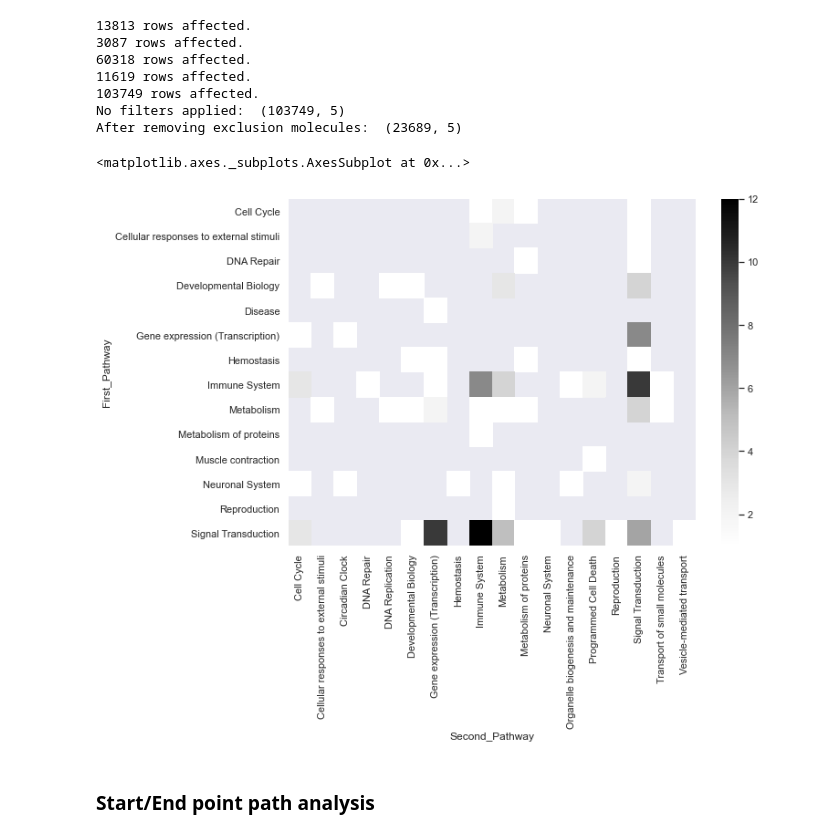
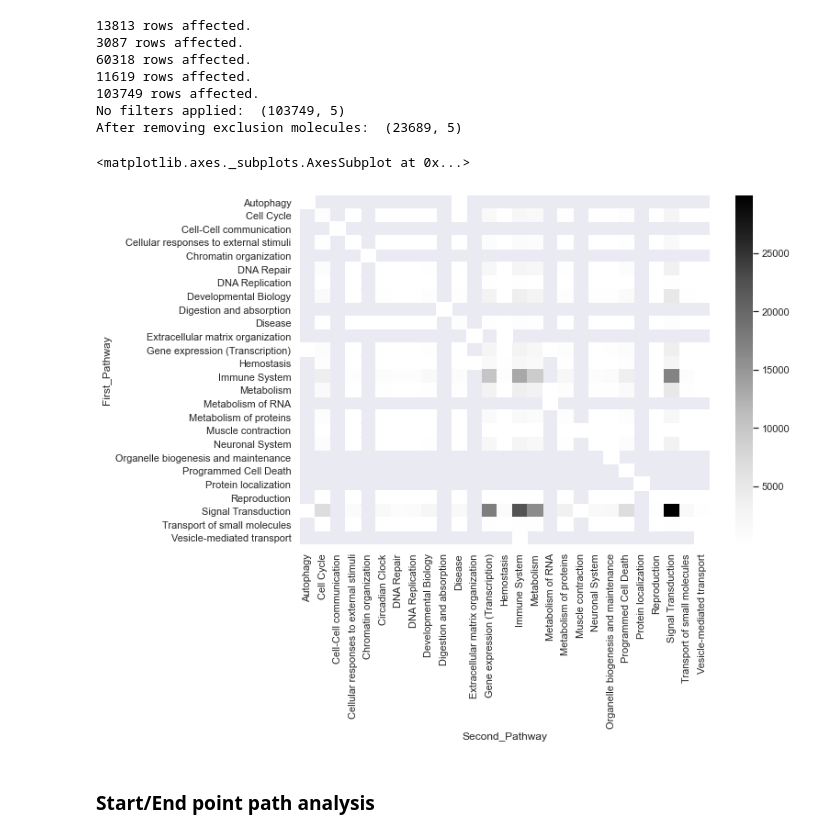
Before and after one commit to vthawfeek/Reactome_Network_Analysis, a Jupyter notebook: Pathway_StartEnd_Analysis.ipynb, the cells around one changed output. Cells and saved outputs as stored; diff of their text form; code cells hidden in the pictures.

Commit message:
Start/end all Reactome heatmap fix

```diff
--- a/Pathway_StartEnd_Analysis.ipynb
+++ b/Pathway_StartEnd_Analysis.ipynb
@@ -392,26 +392,31 @@ After removing exclusion molecules:  (23689, 5)
 # %%
 import seaborn as sns
 
 hm_pre = []
 for ind,row in df.iterrows():
     epl = row['EndPath_ID']
-    if type(epl)!=str and row['StartPath_ID'] in epl:
-        hm_pre.append([row['StartPathwayName'],row['EndPathwayName'],'Connected'])
+    if type(epl)!= str:
+        Row_List = [[list(df[df['StartPath_ID']==i]['StartPathwayName'])[0],row['EndPathwayName'],str(ind)] for i in epl]
+        if len(Row_List)==1:
+            Row_List = [j for i in Row_List for j in i]
+            hm_pre.append(Row_List)
+        else:
+            [hm_pre.append(i) for i in Row_List]
 
 df_hm_pre = pd.DataFrame(hm_pre,columns=['StartPathwayName','EndPathwayName','Connected'])
 Plot_Data = df_hm_pre.groupby(['StartPathwayName','EndPathwayName']).count()
 
 hm = []
 for i,r in Plot_Data.iterrows():
     hm.append([i[0],i[1],Plot_Data.at[i,'Connected']])
 
 df_hm = pd.DataFrame(hm,columns=['First_Pathway','Second_Pathway','ConnectionCount'])
 hm_plot = df_hm.pivot(index='First_Pathway',columns='Second_Pathway',values='ConnectionCount')
 sns.set(rc={'figure.figsize':(10,7)})
 sns.heatmap(hm_plot,cmap='Greys')
 # %% [output]
 <matplotlib.axes._subplots.AxesSubplot at 0x...>
-[figure, old version]
+[figure, new version]
 # %% [markdown]
 ### Start/End point path analysis
 # %% [markdown]
```
Also changed, not shown: parts of 1 cell of this notebook, 1 other file.
